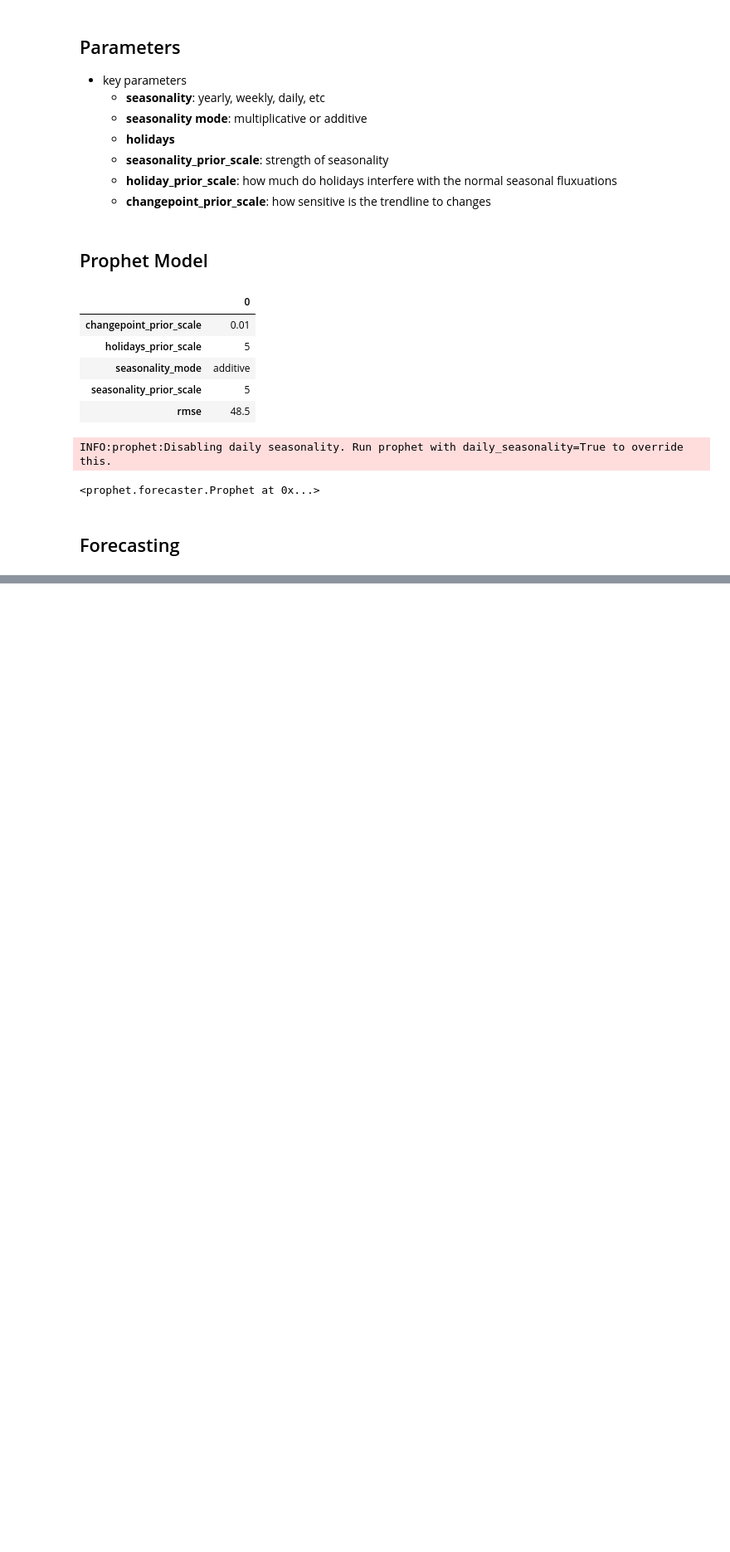
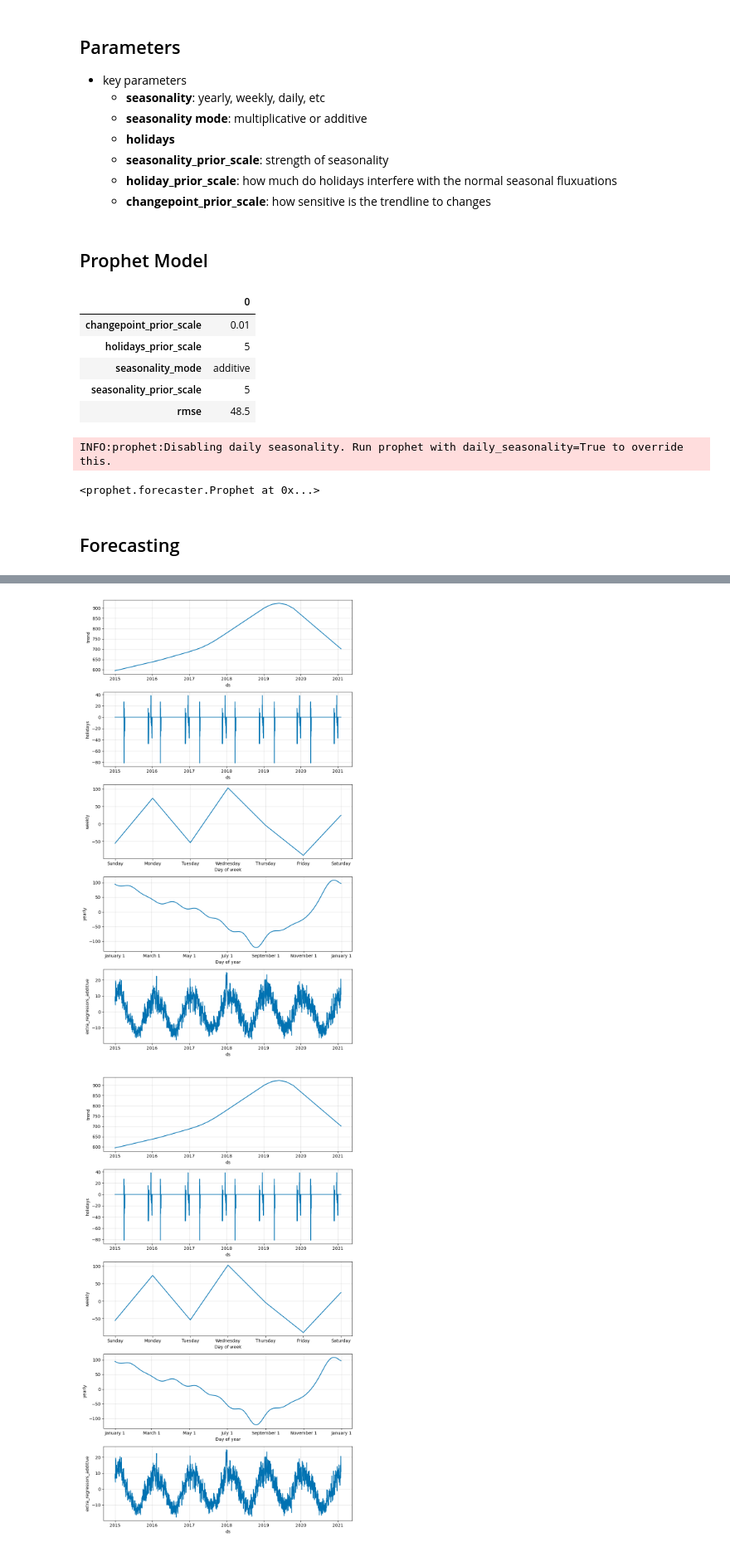
Before and after one commit to mrcruz117/Prophet-Forecast, a Jupyter notebook: Prophet_Forecast_Dev.ipynb, the cells around one changed output, grey strips where cells are left out. Shown at 83% size. Drawn from its saved outputs; the diff is of its cells as text; code cells hidden in the pictures; blank space fills up the shorter version.

Commit message:
fixed bug. plotting components

```diff
--- a/Prophet_Forecast_Dev.ipynb
+++ b/Prophet_Forecast_Dev.ipynb
@@ -190,0 +197,6 @@ ValueError: Found NaN in column 'Temperature'
+# %%
+# Components
+m.plot_components(forcast)
+# %% [output]
+[figure, added]
+[figure, added]
```
Also changed, not shown: parts of 6 cells of this notebook.
